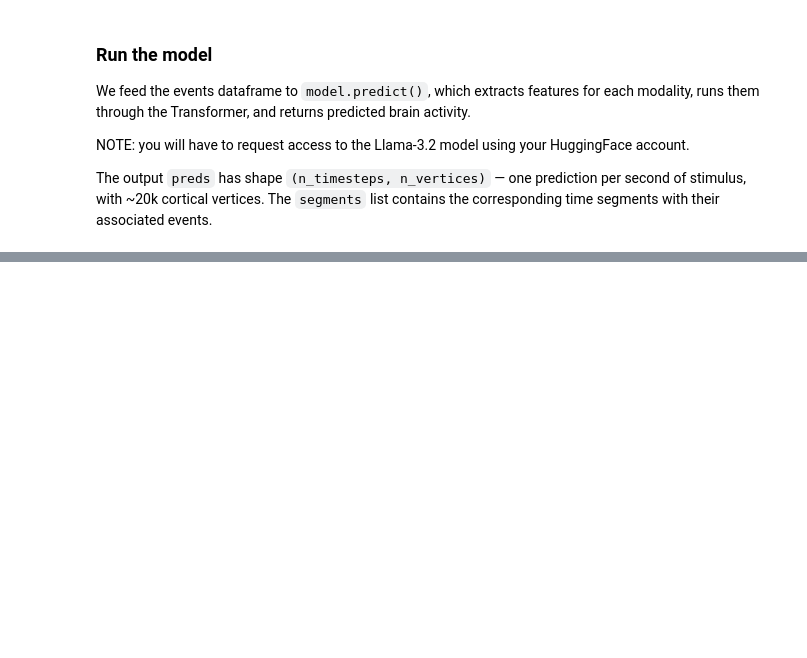
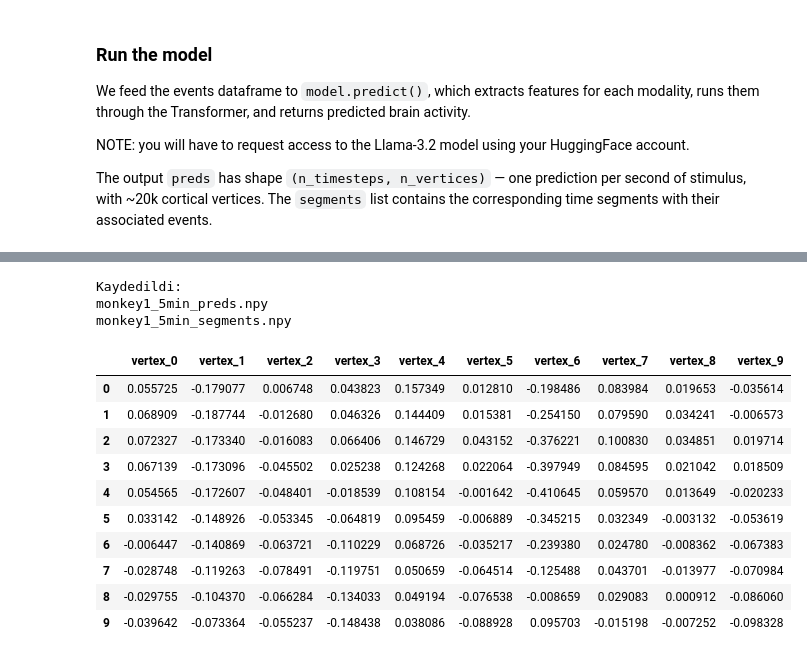
Before and after one commit to dilayuksel01/tribe-v2-Colab, a Jupyter notebook: tribe_demo.ipynb, the cells around one changed output, grey strips where cells are left out. Saved outputs shown, nothing was run; the diff lists cells and outputs as text; code cells hidden in the pictures; blank space fills up the shorter version.

```diff
--- a/tribe_demo.ipynb
+++ b/tribe_demo.ipynb
@@ -267,0 +283,42 @@ DEBUG:neuralset.extractors.video:Created Tensor with size (120, 20, 1408)
+# %%
+import numpy as np
+
+np.save(
+    "/content/drive/MyDrive/monkey1_5min_preds.npy",
+    preds
+)
+
+np.save(
+    "/content/drive/MyDrive/monkey1_5min_segments.npy",
+    np.array(segments, dtype=object),
+    allow_pickle=True
+)
+
+print("Kaydedildi:")
+print("monkey1_5min_preds.npy")
+print("monkey1_5min_segments.npy")
+# %% [output]
+Kaydedildi:
+monkey1_5min_preds.npy
+monkey1_5min_segments.npy
+# %%
+import pandas as pd
+
+preds_table = pd.DataFrame(
+    preds[:10, :10],
+    columns=[f"vertex_{i}" for i in range(10)]
+)
+
+display(preds_table)
+# %% [output]
+|  | vertex_0 | vertex_1 | vertex_2 | vertex_3 | vertex_4 | vertex_5 | vertex_6 | vertex_7 | vertex_8 | vertex_9 |
+| 0 | 0.055725 | -0.179077 | 0.006748 | 0.043823 | 0.157349 | 0.012810 | -0.198486 | 0.083984 | 0.019653 | -0.035614 |
+| 1 | 0.068909 | -0.187744 | -0.012680 | 0.046326 | 0.144409 | 0.015381 | -0.254150 | 0.079590 | 0.034241 | -0.006573 |
+| 2 | 0.072327 | -0.173340 | -0.016083 | 0.066406 | 0.146729 | 0.043152 | -0.376221 | 0.100830 | 0.034851 | 0.019714 |
+| 3 | 0.067139 | -0.173096 | -0.045502 | 0.025238 | 0.124268 | 0.022064 | -0.397949 | 0.084595 | 0.021042 | 0.018509 |
+| 4 | 0.054565 | -0.172607 | -0.048401 | -0.018539 | 0.108154 | -0.001642 | -0.410645 | 0.059570 | 0.013649 | -0.020233 |
+| 5 | 0.033142 | -0.148926 | -0.053345 | -0.064819 | 0.095459 | -0.006889 | -0.345215 | 0.032349 | -0.003132 | -0.053619 |
+| 6 | -0.006447 | -0.140869 | -0.063721 | -0.110229 | 0.068726 | -0.035217 | -0.239380 | 0.024780 | -0.008362 | -0.067383 |
+| 7 | -0.028748 | -0.119263 | -0.078491 | -0.119751 | 0.050659 | -0.064514 | -0.125488 | 0.043701 | -0.013977 | -0.070984 |
+| 8 | -0.029755 | -0.104370 | -0.066284 | -0.134033 | 0.049194 | -0.076538 | -0.008659 | 0.029083 | 0.000912 | -0.086060 |
+| 9 | -0.039642 | -0.073364 | -0.055237 | -0.148438 | 0.038086 | -0.088928 | 0.095703 | -0.015198 | -0.007252 | -0.098328 |
```
Also changed, not shown: parts of 2 cells of this notebook.
